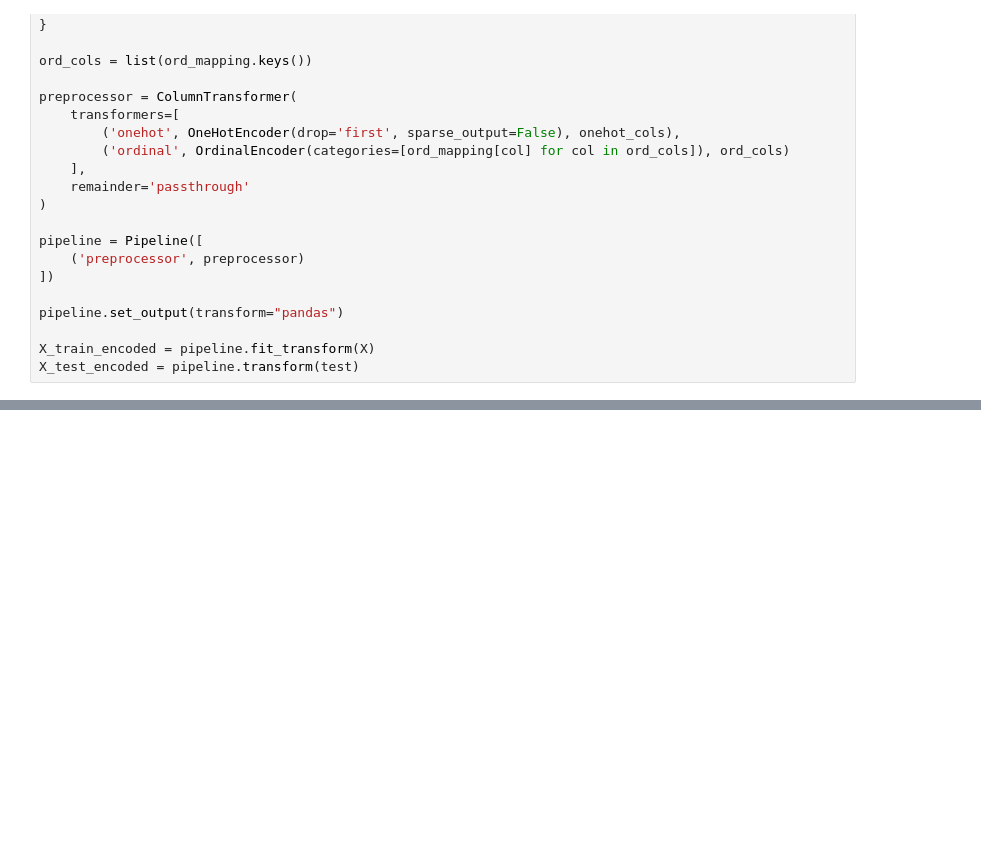
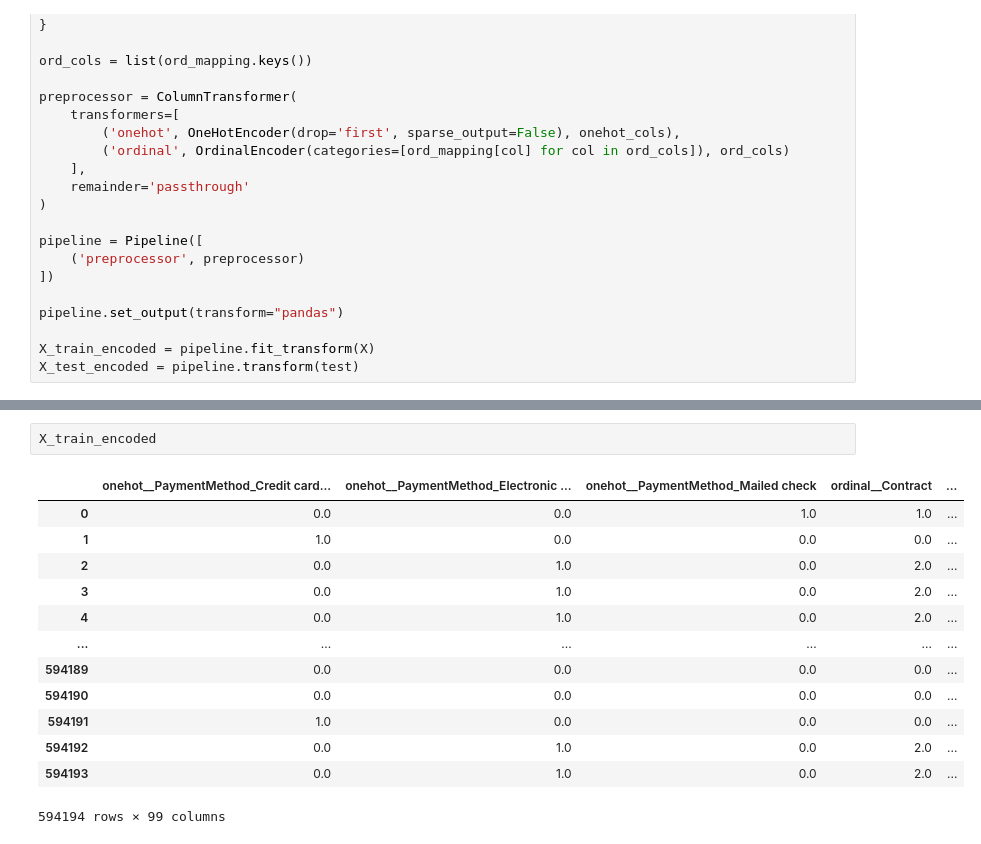
Before and after one commit to ekt4r/playground-series-s6e3, a Jupyter notebook: feature-engineering-v2.ipynb, the cells around one changed output, grey strips where cells are left out. Saved outputs shown, nothing was run; the diff lists cells and outputs as text; blank space fills up the shorter version.

```diff
--- a/feature-engineering-v2.ipynb
+++ b/feature-engineering-v2.ipynb
@@ -184,0 +201,16 @@ X_test_encoded = pipeline.transform(test)
+# %%
+X_train_encoded
+# %% [output]
+|  | onehot__PaymentMethod_Credit card... | onehot__PaymentMethod_Electronic ... | onehot__PaymentMethod_Mailed check | ordinal__Contract | ... |
+| 0 | 0.0 | 0.0 | 1.0 | 1.0 | ... |
+| 1 | 1.0 | 0.0 | 0.0 | 0.0 | ... |
+| 2 | 0.0 | 1.0 | 0.0 | 2.0 | ... |
+| 3 | 0.0 | 1.0 | 0.0 | 2.0 | ... |
+| 4 | 0.0 | 1.0 | 0.0 | 2.0 | ... |
+| ... | ... | ... | ... | ... | ... |
+| 594189 | 0.0 | 0.0 | 0.0 | 0.0 | ... |
+| 594190 | 0.0 | 0.0 | 0.0 | 0.0 | ... |
+| 594191 | 1.0 | 0.0 | 0.0 | 0.0 | ... |
+| 594192 | 0.0 | 1.0 | 0.0 | 2.0 | ... |
+| 594193 | 0.0 | 1.0 | 0.0 | 2.0 | ... |
+594194 rows × 99 columns
```
Also changed, not shown: parts of 9 cells of this notebook.
